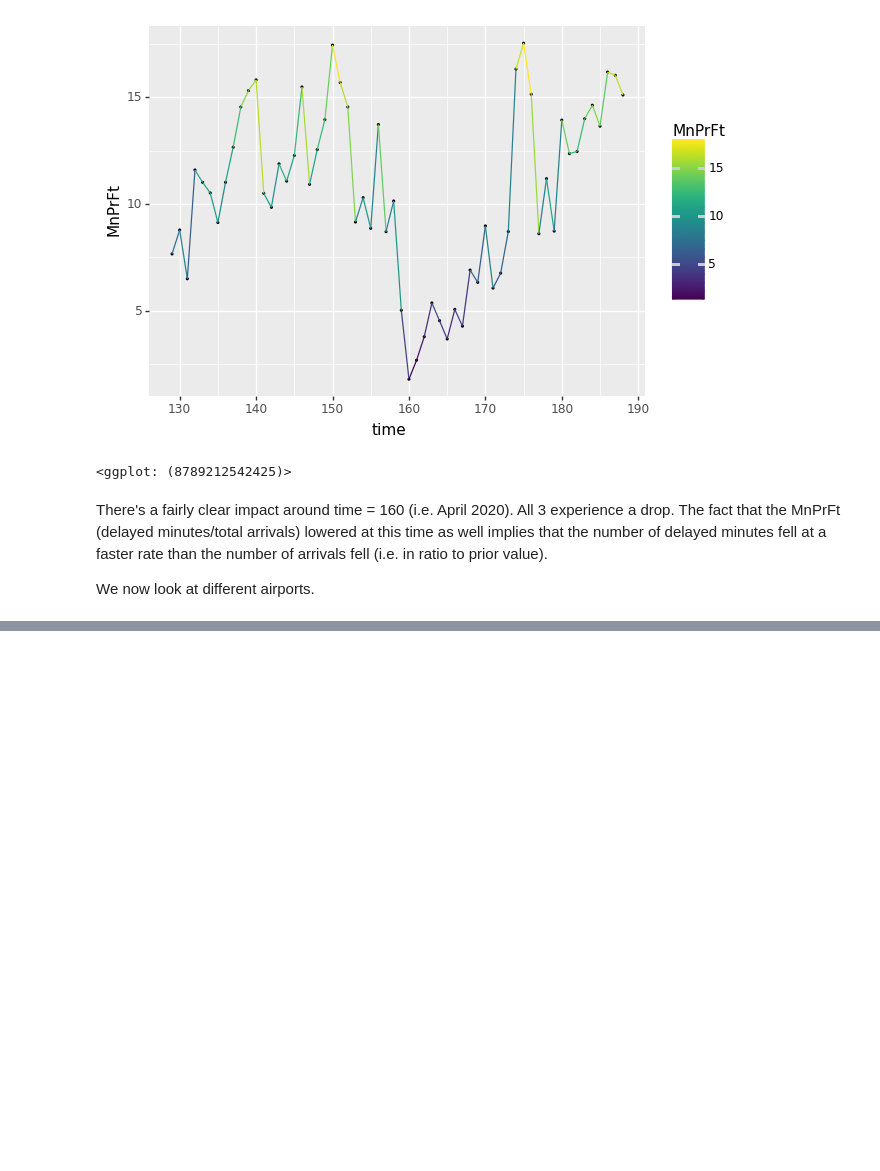
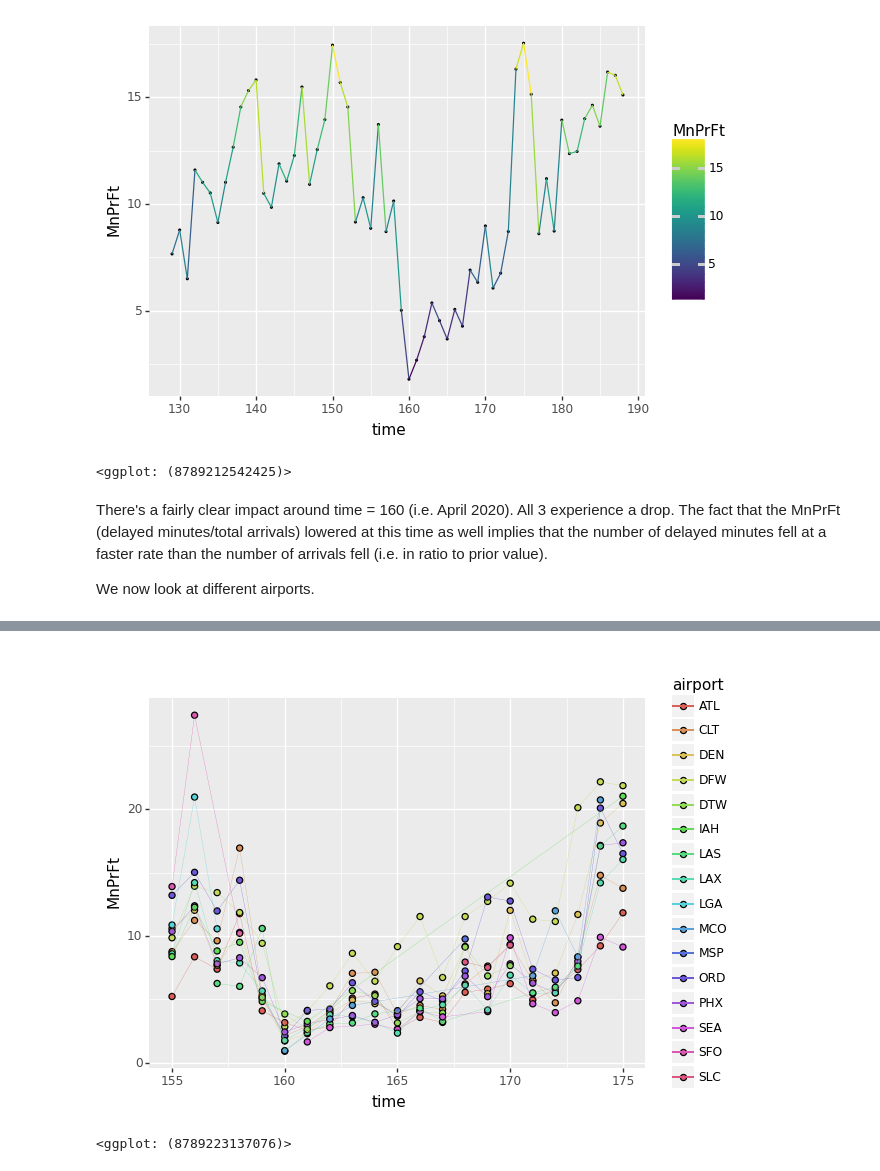
Before and after one commit to acsuf/US_Flight_Delays, a Jupyter notebook: python-project.ipynb, the cells around one changed output, grey strips where cells are left out. Drawn from its saved outputs; the diff is of its cells as text; code cells hidden in the pictures; blank space fills up the shorter version.

```diff
--- a/python-project.ipynb
+++ b/python-project.ipynb
@@ -205,0 +234,28 @@ plotcarTopNmpf(9,188,adf, 10)
+# %%
+## We can again do things similarly for top airports.
+def airovertime(lowT,hiT, df, N):
+    ## Create first element.
+    overtime = pd.DataFrame()
+    for i in range(lowT,hiT+1):
+        temp = airTopN(i, i, df, max({N,50})) ## include 50 airports with most arrivals that month
+        temp['time']=i
+        temp = temp.head(N)
+        overtime=pd.concat([overtime, temp], axis=0)
+    return overtime
+
+def plotairOTaf(lowT,hiT, df, N):
+    df=airovertime(lowT,hiT, df,N)
+    return ggplot(df, aes(x='time', y='arr_flights', fill = 'airport'))+geom_point()
+
+def plotairOTad(lowT,hiT, df, N):
+    df=airovertime(lowT,hiT, df,N)
+    return ggplot(df, aes(x='time', y='arr_delay', fill = 'airport'))+geom_point()
+
+def plotairOTmpf(lowT,hiT, df, N):
+    df=airovertime(lowT,hiT, df, N)
+    return ggplot(df, aes(x='time', y='MnPrFt', fill = 'airport'))+geom_point(size=2)+geom_line(aes(group ='airport', color = 'airport'),size=0.1)
+# %%
+plotairOTmpf(155, 175, adf, 10)
+# %% [output]
+[figure, added]
+<ggplot: (8789223137076)>
```
Also changed, not shown: parts of 7 cells of this notebook, 1 other file.
